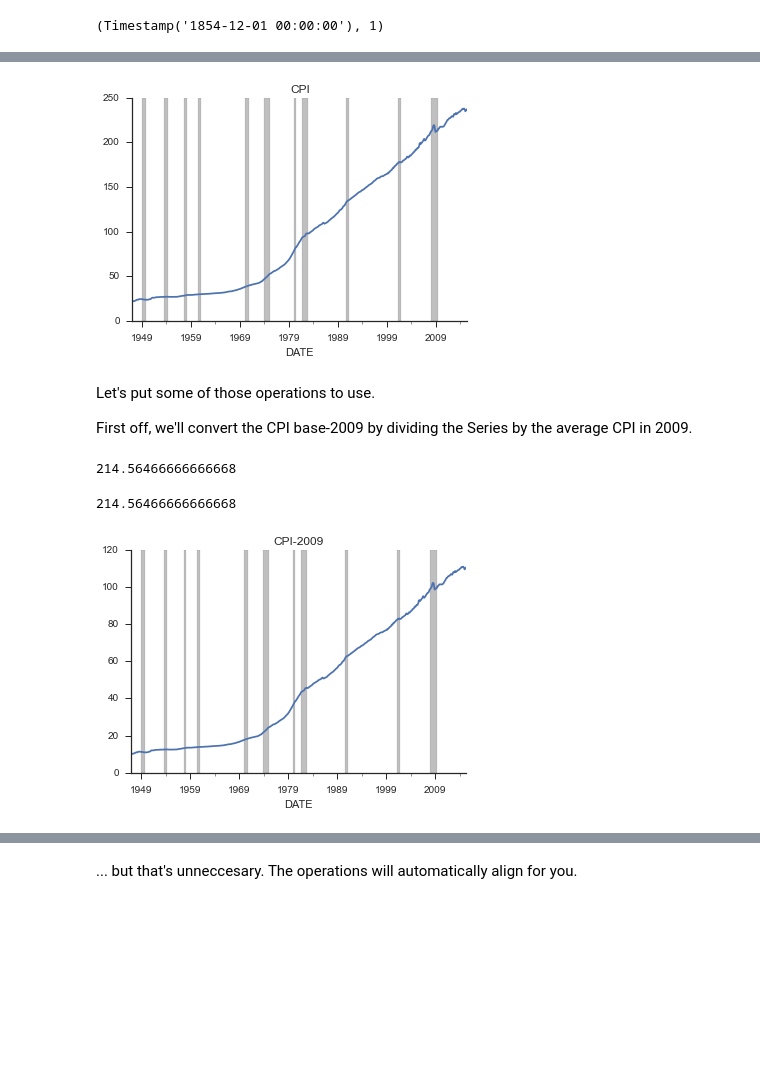
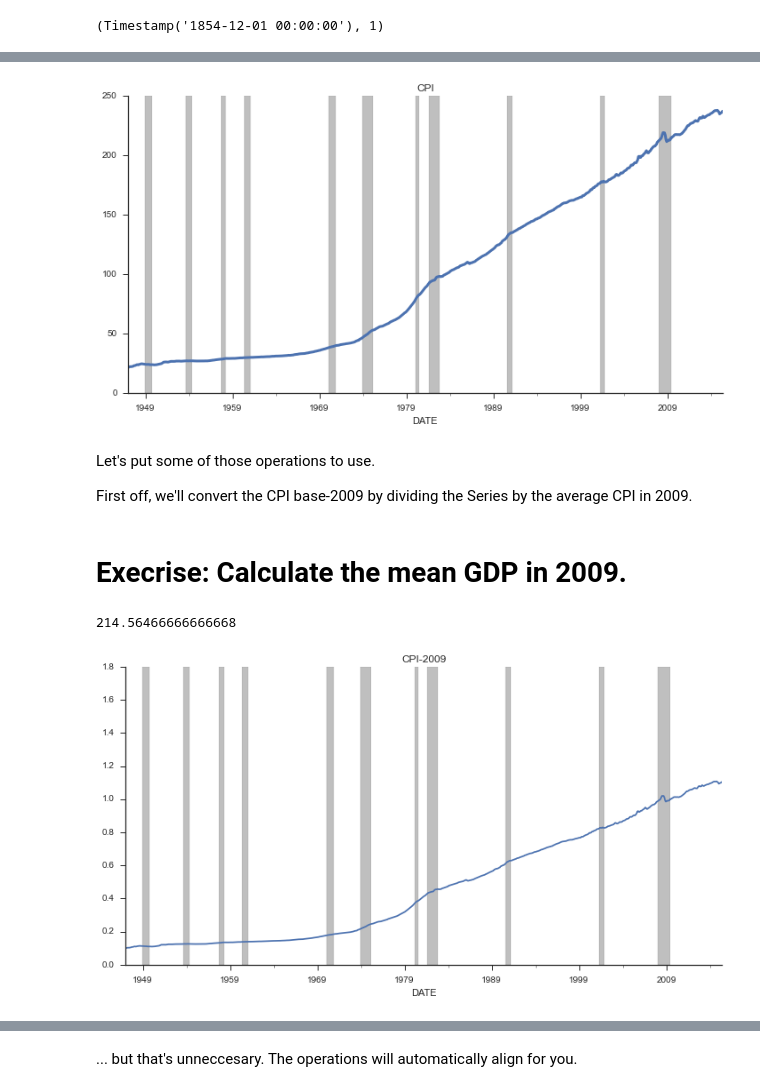
Before and after one commit to TomAugspurger/PyDataSeattle, a Jupyter notebook: notebooks/2. Operations.ipynb, the cells around one changed output, grey strips where cells are left out. Drawn from its saved outputs; the diff is of its cells as text; code cells hidden in the pictures; blank space fills up the shorter version.

```diff
--- a/notebooks/2. Operations.ipynb
+++ b/notebooks/2. Operations.ipynb
@@ -192,4 +200,6 @@ def add_rec_bars(ax=None):
     for span in spans:
         ax.fill_between(span, *ax.get_ylim(), color='k', alpha=.25)
     return ax
+
+plt.rcParams['figure.figsize'] = (12, 6)
 # %%
@@ -201,11 +211,13 @@ sns.despine()
 # %%
-ax = cpi.plot(title='CPI')
+ax = cpi.plot(title='CPI', linewidth=3)
 add_rec_bars(ax)
 sns.despine()
 # %% [output]
-[figure, old version]
+[figure, new version]
 # %% [markdown]
 Let's put some of those operations to use.
 
 First off, we'll convert the CPI base-2009 by dividing the Series by the average CPI in 2009.
+# %% [markdown]
+# Execrise: Calculate the mean GDP in 2009.
 # %%
@@ -213,18 +226,12 @@ First off, we'll convert the CPI base-2009 by dividing the Series by the average
 cpi.loc[pd.Timestamp('2009-01-01'):pd.Timestamp('2009-12-31')].mean()
 # %% [output]
 214.56466666666668
-# %%
-# but timeseries (Series or DataFrames with a DatetimeIndex) are special
-base_09 = cpi.loc['2009'].mean()
-base_09
-# %% [output]
-214.56466666666668
 # %%
-cpi09 = cpi / base_09 * 100
+cpi09 = cpi / base_09
 ax = cpi09.plot(title='CPI-2009')
 add_rec_bars(ax=ax)
 sns.despine();
 # %% [output]
-[figure, old version]
+[figure, new version]
 # %% [markdown]
 # Alignment
```
Also changed, not shown: parts of 21 cells of this notebook, 5 other files.
